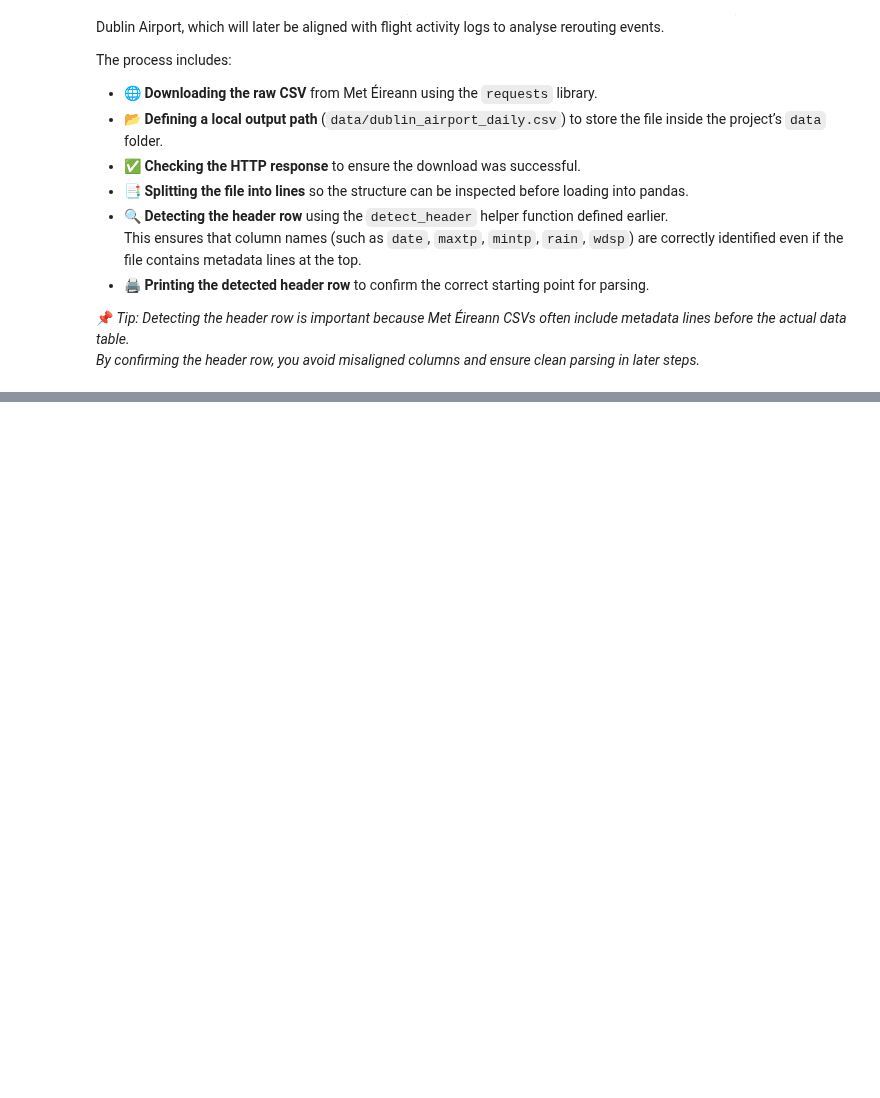
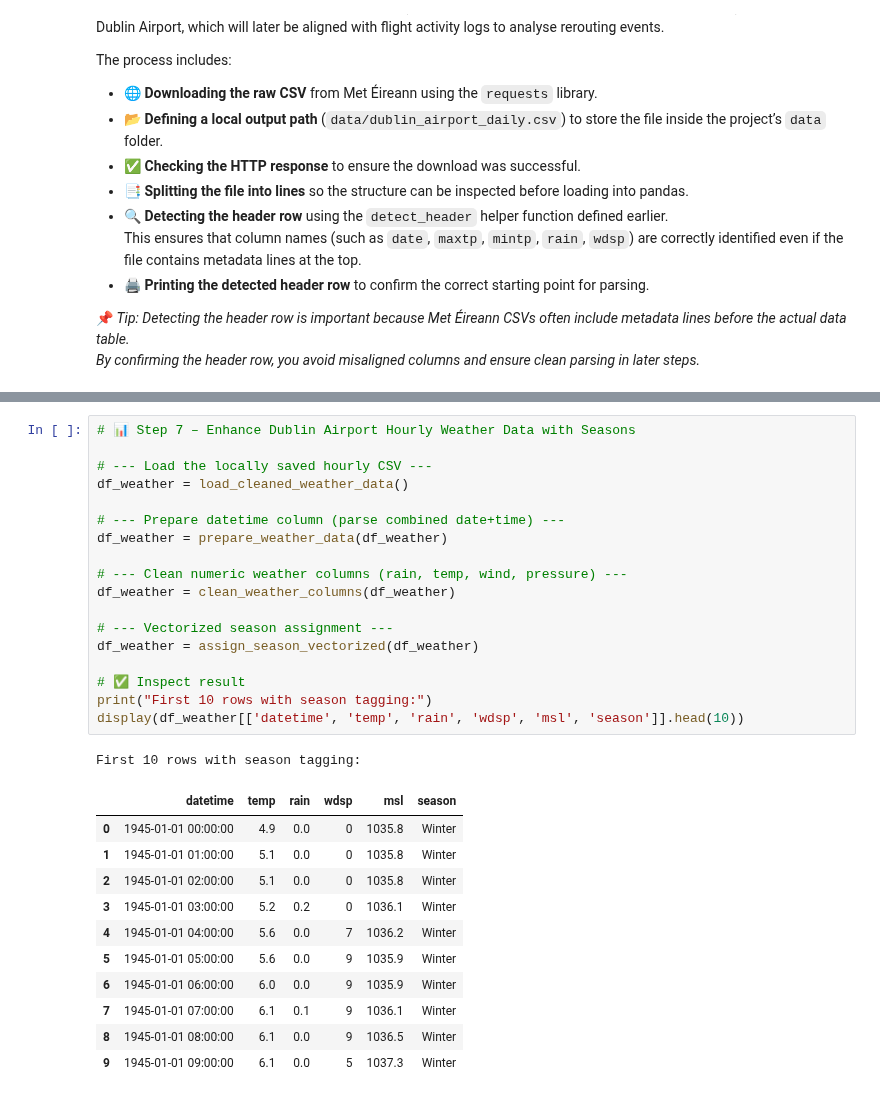
Before and after one commit to ECronin1973/programming-for-data-analytics, a Jupyter notebook: project/flight_reroute_dub.ipynb, the cells around one changed output, grey strips where cells are left out. Drawn from its saved outputs; the diff is of its cells as text; blank space fills up the shorter version.

```diff
--- a/project/flight_reroute_dub.ipynb
+++ b/project/flight_reroute_dub.ipynb
@@ -471 +605,32 @@ Local shape: (30620, 26), Online shape: (30620, 26)
+# %%
+# 📊 Step 7 – Enhance Dublin Airport Hourly Weather Data with Seasons
+
+# --- Load the locally saved hourly CSV ---
+df_weather = load_cleaned_weather_data()
+
+# --- Prepare datetime column (parse combined date+time) ---
+df_weather = prepare_weather_data(df_weather)
+
+# --- Clean numeric weather columns (rain, temp, wind, pressure) ---
+df_weather = clean_weather_columns(df_weather)
+
+# --- Vectorized season assignment ---
+df_weather = assign_season_vectorized(df_weather)
+
+# ✅ Inspect result
+print("First 10 rows with season tagging:")
+display(df_weather[['datetime', 'temp', 'rain', 'wdsp', 'msl', 'season']].head(10))
+# %% [output]
+First 10 rows with season tagging:
+|  | datetime | temp | rain | wdsp | msl | season |
+| 0 | 1945-01-01 00:00:00 | 4.9 | 0.0 | 0 | 1035.8 | Winter |
+| 1 | 1945-01-01 01:00:00 | 5.1 | 0.0 | 0 | 1035.8 | Winter |
+| 2 | 1945-01-01 02:00:00 | 5.1 | 0.0 | 0 | 1035.8 | Winter |
+| 3 | 1945-01-01 03:00:00 | 5.2 | 0.2 | 0 | 1036.1 | Winter |
+| 4 | 1945-01-01 04:00:00 | 5.6 | 0.0 | 7 | 1036.2 | Winter |
+| 5 | 1945-01-01 05:00:00 | 5.6 | 0.0 | 9 | 1035.9 | Winter |
+| 6 | 1945-01-01 06:00:00 | 6.0 | 0.0 | 9 | 1035.9 | Winter |
+| 7 | 1945-01-01 07:00:00 | 6.1 | 0.1 | 9 | 1036.1 | Winter |
+| 8 | 1945-01-01 08:00:00 | 6.1 | 0.0 | 9 | 1036.5 | Winter |
+| 9 | 1945-01-01 09:00:00 | 6.1 | 0.0 | 5 | 1037.3 | Winter |
 # %% [markdown]
```
Also changed, not shown: parts of 26 cells of this notebook, 3 other files.
